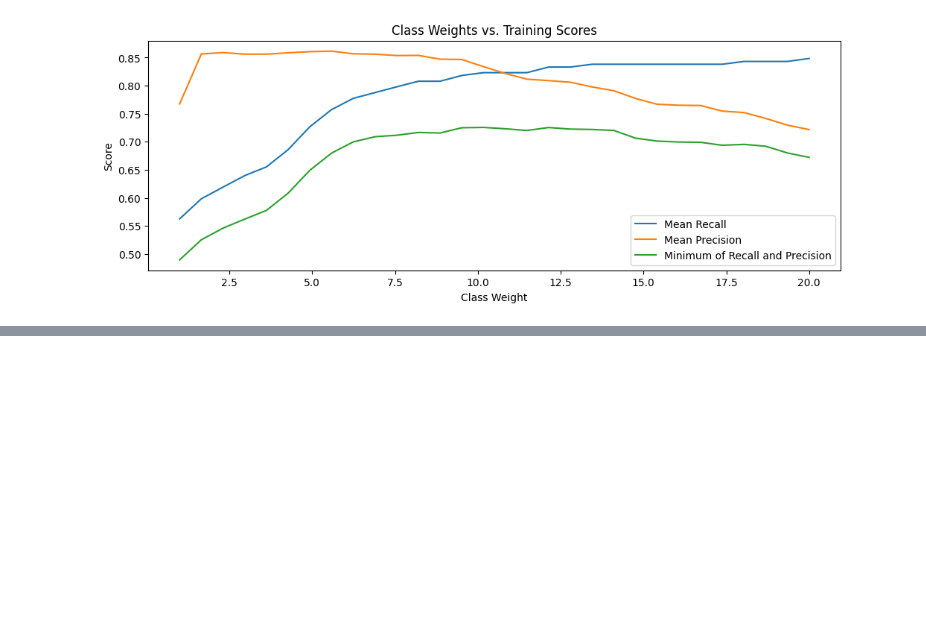
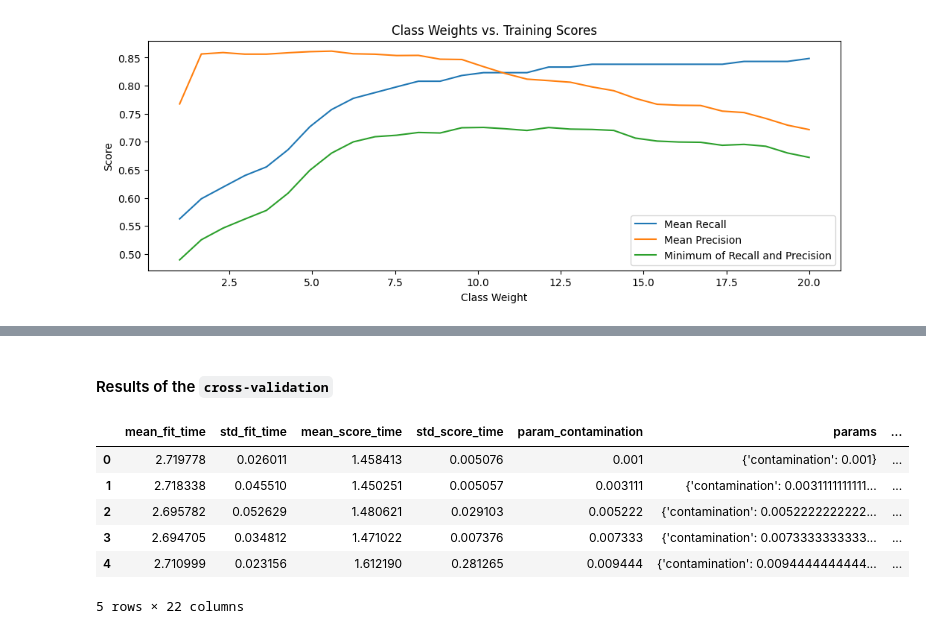
Before and after one commit to nirmit27/ds-and-ml, a Jupyter notebook: Models/credit-card-fraud-detection.ipynb, the cells around one changed output, grey strips where cells are left out. Cells and saved outputs as stored; diff of their text form; code cells hidden in the pictures; blank space fills up the shorter version.

```diff
--- a/Models/credit-card-fraud-detection.ipynb
+++ b/Models/credit-card-fraud-detection.ipynb
@@ -374,0 +431,14 @@ plt.show()
+# %% [markdown]
+#### Results of the `cross-validation`
+# %%
+cv_results_o = pd.DataFrame(grid_o.cv_results_)
+
+cv_results_o.sort_values(by='mean_test_precision', ascending=False).head()
+# %% [output]
+|  | mean_fit_time | std_fit_time | mean_score_time | std_score_time | param_contamination | params | ... |
+| 0 | 2.719778 | 0.026011 | 1.458413 | 0.005076 | 0.001 | {'contamination': 0.001} | ... |
+| 1 | 2.718338 | 0.045510 | 1.450251 | 0.005057 | 0.003111 | {'contamination': 0.0031111111111... | ... |
+| 2 | 2.695782 | 0.052629 | 1.480621 | 0.029103 | 0.005222 | {'contamination': 0.0052222222222... | ... |
+| 3 | 2.694705 | 0.034812 | 1.471022 | 0.007376 | 0.007333 | {'contamination': 0.0073333333333... | ... |
+| 4 | 2.710999 | 0.023156 | 1.612190 | 0.281265 | 0.009444 | {'contamination': 0.0094444444444... | ... |
+5 rows × 22 columns
```
Also changed, not shown: parts of 18 cells of this notebook.
